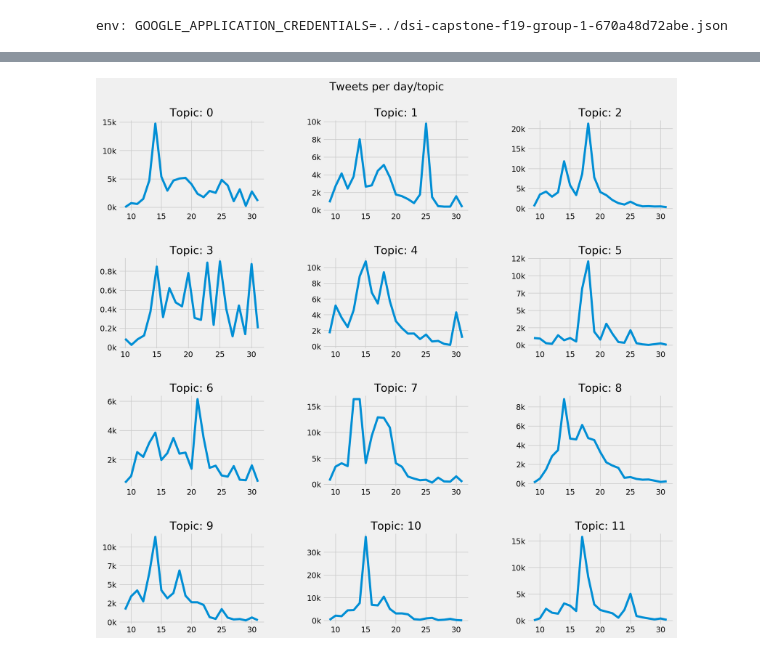
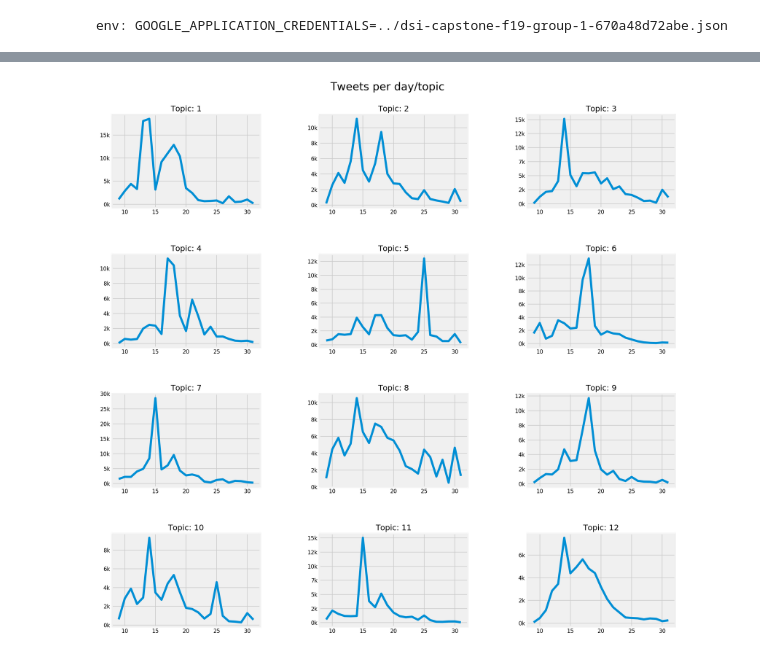
Before and after one commit to opardo/BlackLivesMatter, a Jupyter notebook: TopicModeling/ferguson_brown_topic_analysis.ipynb, the cells around one changed output, grey strips where cells are left out. Cells and saved outputs as stored; diff of their text form; code cells hidden in the pictures.

```diff
--- a/TopicModeling/ferguson_brown_topic_analysis.ipynb
+++ b/TopicModeling/ferguson_brown_topic_analysis.ipynb
@@ -130,27 +130,27 @@ df_total_ts = pd.pivot_table(df_topic_timeseries,
 # %%
 fig, ax = plt.subplots(4,3,figsize=(15,15), dpi=160)
 days = list(df_total_ts.index)
 
 def ks_label(tick):
     if tick == 0 or tick >= 1000:
         return(str(int(tick / 1000)) + 'k')
     else:
         return(str(round(tick / 1000, 1)) + 'k')
 
 for i in range(4):
     for j in range(3):
         index = 3*i + j
-        ax[i,j].plot(days, df_total_ts[index])
+        ax[i,j].plot(days, df_total_ts[index+1])
         yticks = ax[i,j].get_yticks()
         ax[i,j].set_yticklabels([ks_label(ytick) for ytick in yticks])
-        ax[i,j].set_title('Topic: %s' % (str(int(index))))
+        ax[i,j].set_title('Topic: %s' % (str(int(index+1))))
 
 fig.tight_layout(rect=[0, 0.03, 1, 0.95])
 plt.subplots_adjust(wspace=0.4, hspace=0.5)
 plt.suptitle('Tweets per day/topic', fontsize=20)
 plt.show()
 # %% [output]
-[figure, old version]
+[figure, new version]
 # %%
 df_perc_ts = df_total_ts.apply(lambda x:x/np.sum(x), axis = 1)
 fig, ax = plt.subplots(4,3,figsize=(15,15), dpi=160,)
```
Also changed, not shown: parts of 4 cells of this notebook.
